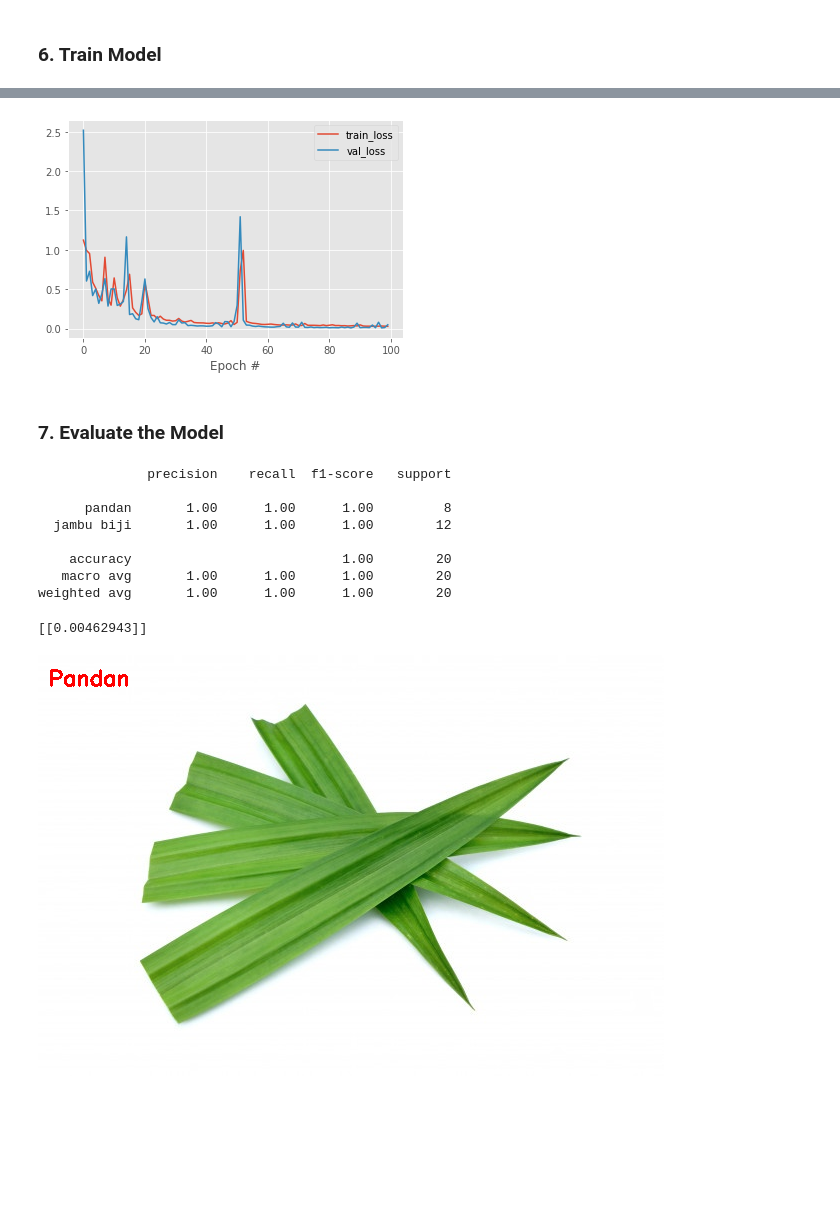
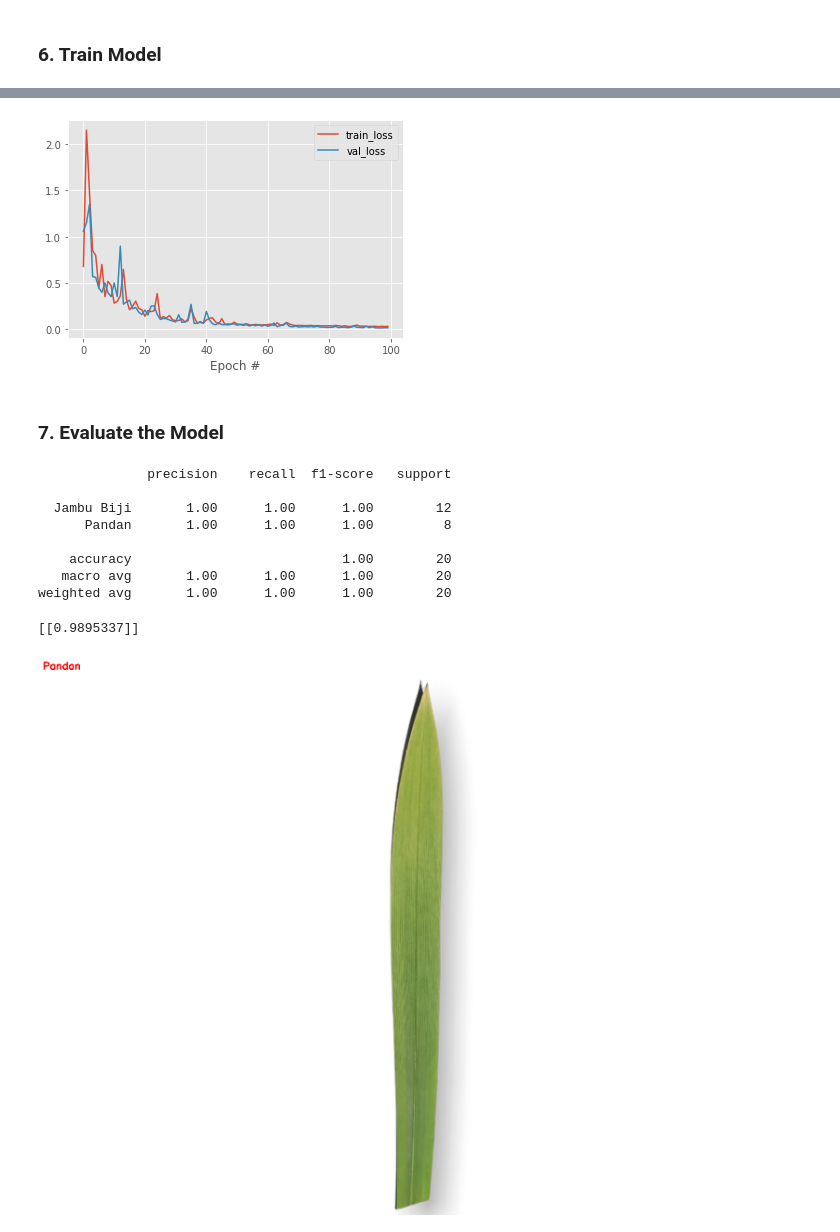
Before and after one commit to iskandarsholeh/AI, a Jupyter notebook: Image Classification using ANN/Image_Classification_using_ANN.ipynb, the cells around one changed output, grey strips where cells are left out. Saved outputs shown, nothing was run; the diff lists cells and outputs as text; code cells hidden in the pictures; blank space fills up the shorter version.

```diff
--- a/Image Classification using ANN/Image_Classification_using_ANN.ipynb
+++ b/Image Classification using ANN/Image_Classification_using_ANN.ipynb
@@ -11,8 +11,8 @@ import glob
 import matplotlib.pyplot as plt
 from google.colab.patches import cv2_imshow
 # %%
-imagePaths = 'dataset/'
-label_list = ['pandan', 'jambu biji']
+imagePaths = 'Dataset/'
+label_list = ['Jambu Biji', 'Pandan']
 data = []
 labels = []
 # %%
@@ -146,7 +146,7 @@ plt.xlabel("Epoch #")
 plt.legend()
 plt.show()
 # %% [output]
-[figure, old version]
+[figure, new version]
 # %% [markdown]
 <h3>7. Evaluate the Model</h3>
 # %%
@@ -157,8 +157,8 @@ print(classification_report(y_test, target, target_names=label_list))
 # %% [output]
               precision    recall  f1-score   support
 
-      pandan       1.00      1.00      1.00         8
-  jambu biji       1.00      1.00      1.00        12
+  Jambu Biji       1.00      1.00      1.00        12
+      Pandan       1.00      1.00      1.00         8
 
     accuracy                           1.00        20
    macro avg       1.00      1.00      1.00        20
@@ -176,16 +176,16 @@ q = np.array(q, dtype='float') / 255.0
 q_pred = model.predict(q)
 print(q_pred)
 # %% [output]
-[[0.00462943]]
+[[0.9895337]]
 # %%
 if q_pred<=0.5 :
+    target = "Jambu Biji"
+else :
     target = "Pandan"
-else :
-    target = "Jambu biji"
 text = "{}".format(target)
 cv2.putText(output, text, (10, 30), cv2.FONT_HERSHEY_SIMPLEX, 0.7, (0, 0, 255), 2)
 
 # menampilkan output image
 cv2_imshow(output)
 # %% [output]
-[figure, old version]
+[figure, new version]
```
Also changed, not shown: parts of 3 cells of this notebook.
